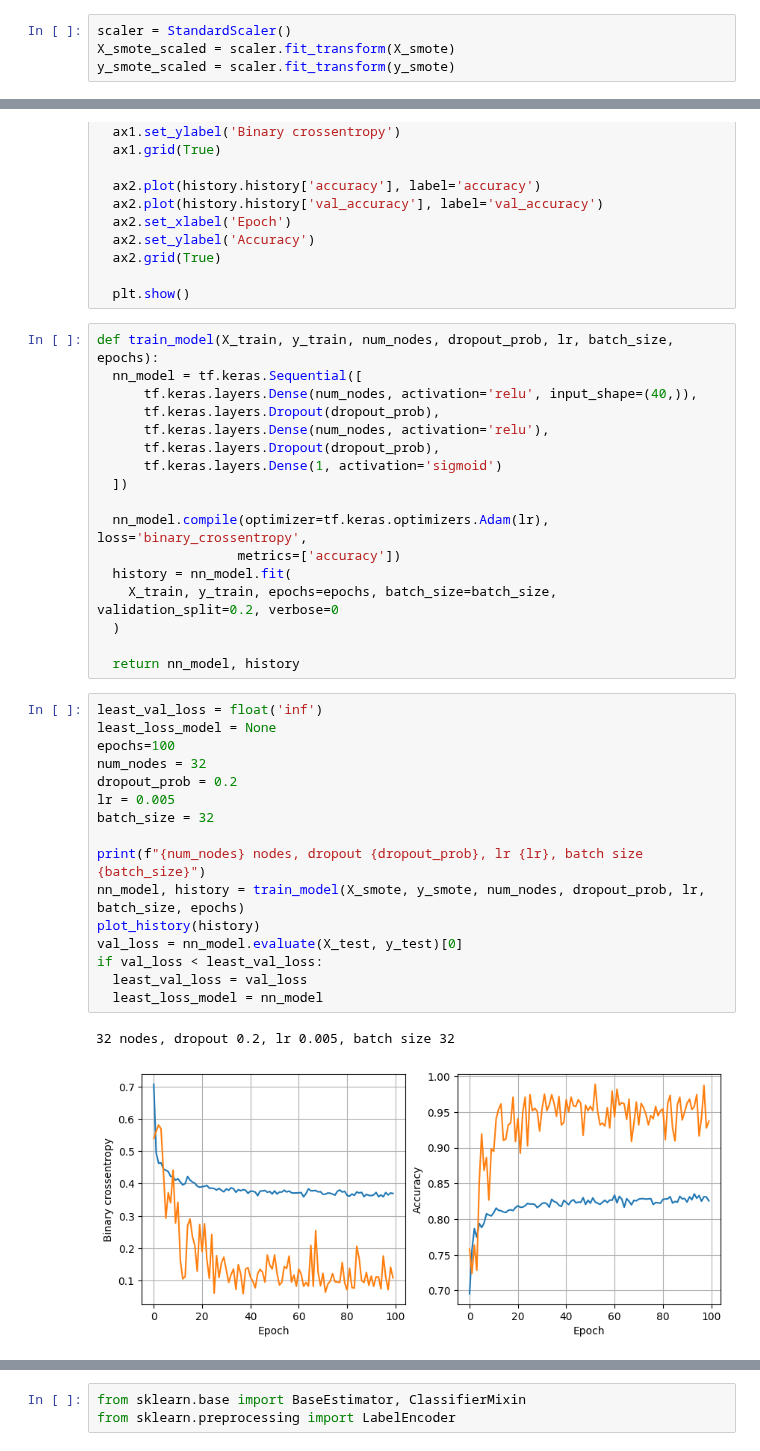
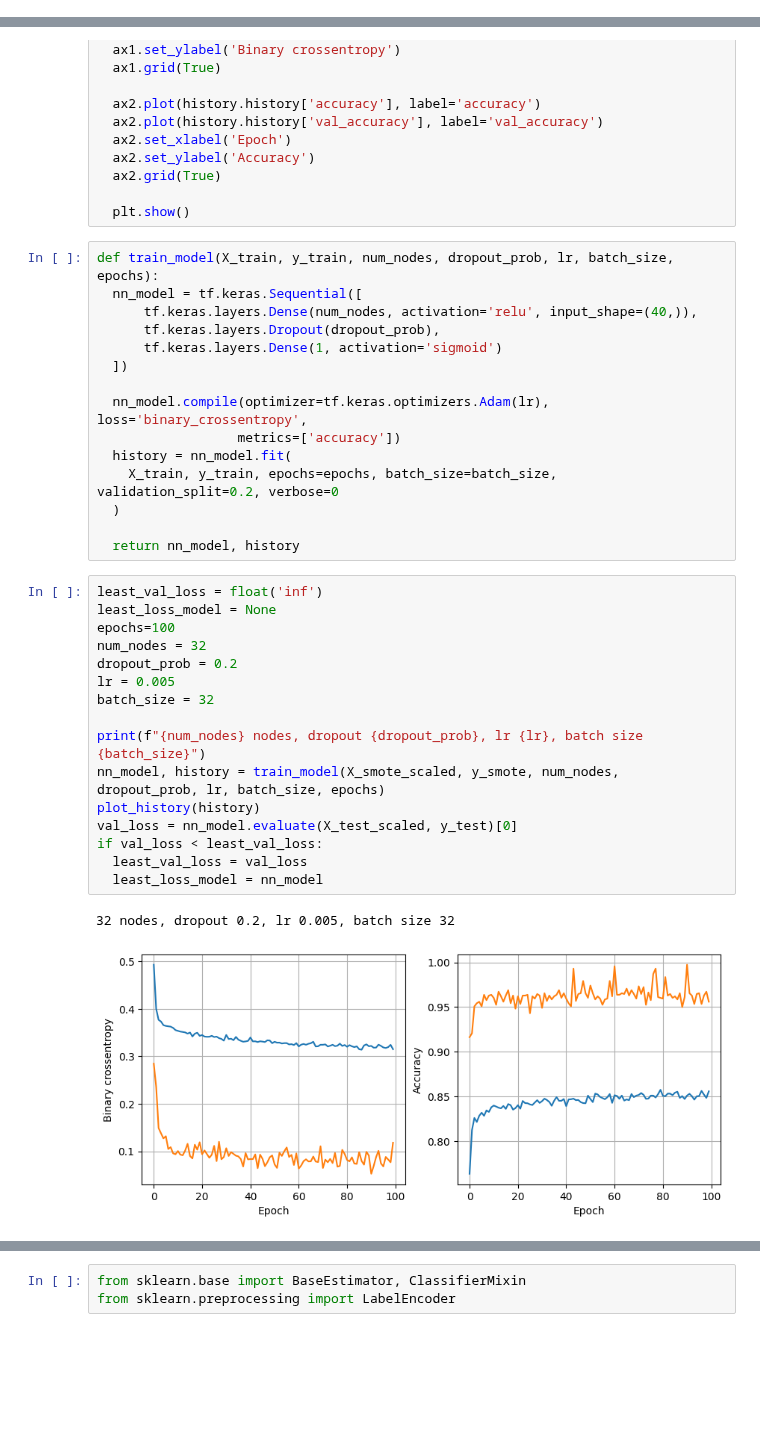
Before and after one commit to GeeK1224/cau_ml_project, a Jupyter notebook: cau_ml_project_model.ipynb, the cells around one changed output, grey strips where cells are left out. Cells and saved outputs as stored; diff of their text form; blank space fills up the shorter version.

```diff
--- a/cau_ml_project_model.ipynb
+++ b/cau_ml_project_model.ipynb
@@ -208,4 +188,0 @@ from sklearn.preprocessing import StandardScaler
-# %%
-scaler = StandardScaler()
-X_smote_scaled = scaler.fit_transform(X_smote)
-y_smote_scaled = scaler.fit_transform(y_smote)
@@ -247,8 +223,6 @@ def plot_history(history):
 def train_model(X_train, y_train, num_nodes, dropout_prob, lr, batch_size, epochs):
   nn_model = tf.keras.Sequential([
       tf.keras.layers.Dense(num_nodes, activation='relu', input_shape=(40,)),
-      tf.keras.layers.Dropout(dropout_prob),
-      tf.keras.layers.Dense(num_nodes, activation='relu'),
       tf.keras.layers.Dropout(dropout_prob),
       tf.keras.layers.Dense(1, activation='sigmoid')
   ])
@@ -263,19 +237,19 @@ def train_model(X_train, y_train, num_nodes, dropout_prob, lr, batch_size, epoch
 # %%
 least_val_loss = float('inf')
 least_loss_model = None
 epochs=100
 num_nodes = 32
 dropout_prob = 0.2
 lr = 0.005
 batch_size = 32
 
 print(f"{num_nodes} nodes, dropout {dropout_prob}, lr {lr}, batch size {batch_size}")
-nn_model, history = train_model(X_smote, y_smote, num_nodes, dropout_prob, lr, batch_size, epochs)
+nn_model, history = train_model(X_smote_scaled, y_smote, num_nodes, dropout_prob, lr, batch_size, epochs)
 plot_history(history)
-val_loss = nn_model.evaluate(X_test, y_test)[0]
+val_loss = nn_model.evaluate(X_test_scaled, y_test)[0]
 if val_loss < least_val_loss:
   least_val_loss = val_loss
   least_loss_model = nn_model
 # %% [output]
 32 nodes, dropout 0.2, lr 0.005, batch size 32
-[figure, old version]
+[figure, new version]
```
Also changed, not shown: parts of 43 cells of this notebook.
